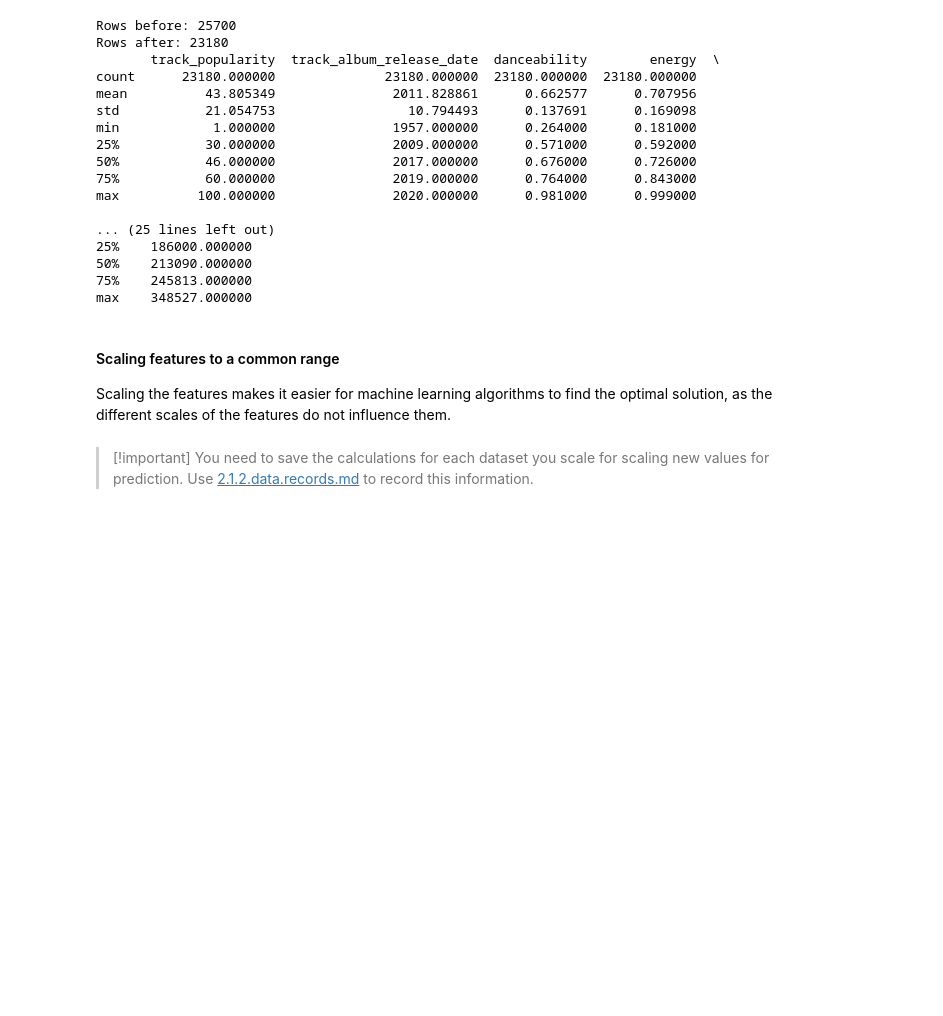
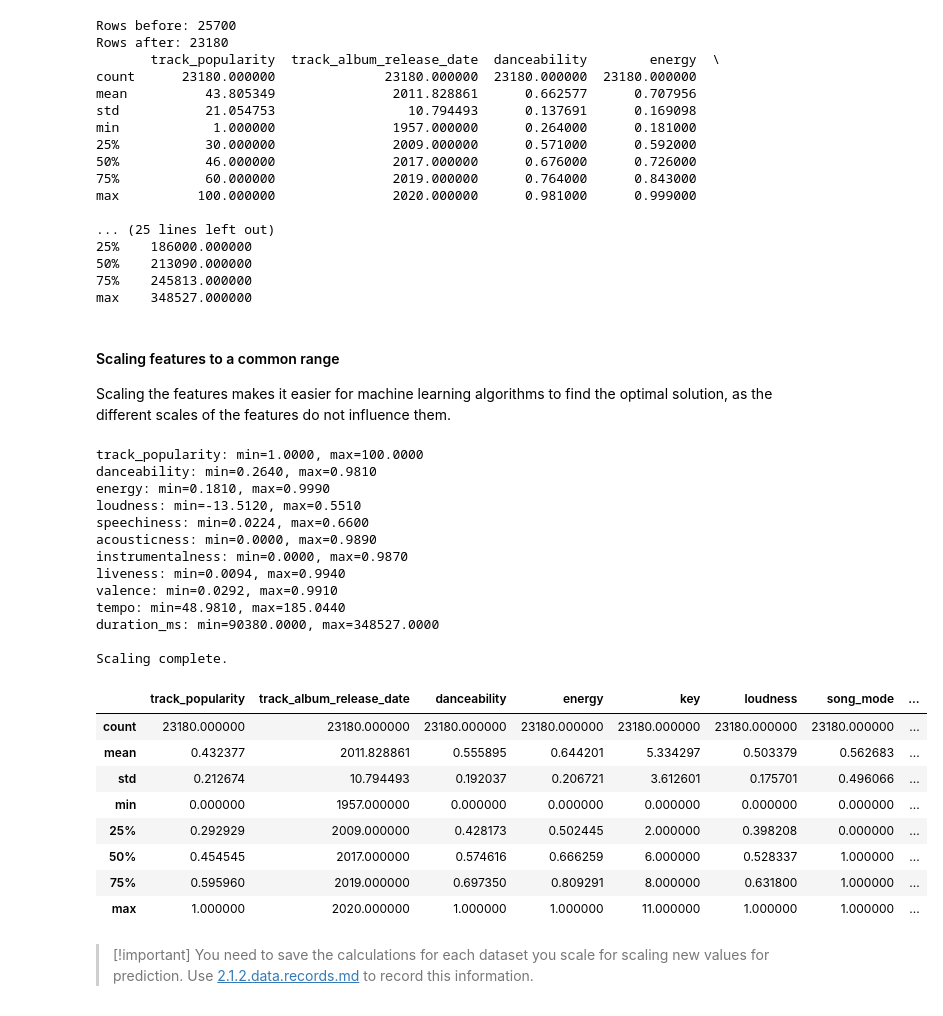
Before and after one commit to TempeHS/2026SE_MLOPSTask_Xavier.P, a Jupyter notebook: 2.Model_Development/2.1.Data_Wrangling/2.1.2.data_wrangling.ipynb, the cells around one changed output. Saved outputs shown, nothing was run; the diff lists cells and outputs as text; code cells hidden in the pictures; blank space fills up the shorter version.

Commit message:
finished data wrangling

```diff
--- a/2.Model_Development/2.1.Data_Wrangling/2.1.2.data_wrangling.ipynb
+++ b/2.Model_Development/2.1.Data_Wrangling/2.1.2.data_wrangling.ipynb
@@ -532,3 +519,51 @@ Scaling the features makes it easier for machine learning algorithms to find the
+# %%
+# Scale all numerical features to [0, 1] range using min-max scaling
+scaling_records = {}
+
+# Skip binary and categorical columns that are not meaningful to scale
+skip_scaling = [
+    "song_mode",  # binary 0/1
+    "key",  # categorical 0-11, not ordinal
+    "track_album_release_date",  # year values, ordinal but not a feature for prediction
+]
+
+numerical_cols = [
+    col for col in data_frame.select_dtypes(include="number").columns
+    if col not in skip_scaling
+]
+
+for col in numerical_cols:
+    col_min = data_frame[col].min()
+    col_max = data_frame[col].max()
+    data_frame[col] = [(X - col_min) / (col_max - col_min) for X in data_frame[col]]
+    scaling_records[col] = {"min": col_min, "max": col_max}
+    print(f"{col}: min={col_min:.4f}, max={col_max:.4f}")
+
+print("\nScaling complete.")
+data_frame.describe()
+# %% [output]
+track_popularity: min=1.0000, max=100.0000
+danceability: min=0.2640, max=0.9810
+energy: min=0.1810, max=0.9990
+loudness: min=-13.5120, max=0.5510
+speechiness: min=0.0224, max=0.6600
+acousticness: min=0.0000, max=0.9890
+instrumentalness: min=0.0000, max=0.9870
+liveness: min=0.0094, max=0.9940
+valence: min=0.0292, max=0.9910
+tempo: min=48.9810, max=185.0440
+duration_ms: min=90380.0000, max=348527.0000
+
+Scaling complete.
+|  | track_popularity | track_album_release_date | danceability | energy | key | loudness | song_mode | ... |
+| count | 23180.000000 | 23180.000000 | 23180.000000 | 23180.000000 | 23180.000000 | 23180.000000 | 23180.000000 | ... |
+| mean | 0.432377 | 2011.828861 | 0.555895 | 0.644201 | 5.334297 | 0.503379 | 0.562683 | ... |
+| std | 0.212674 | 10.794493 | 0.192037 | 0.206721 | 3.612601 | 0.175701 | 0.496066 | ... |
+| min | 0.000000 | 1957.000000 | 0.000000 | 0.000000 | 0.000000 | 0.000000 | 0.000000 | ... |
+| 25% | 0.292929 | 2009.000000 | 0.428173 | 0.502445 | 2.000000 | 0.398208 | 0.000000 | ... |
+| 50% | 0.454545 | 2017.000000 | 0.574616 | 0.666259 | 6.000000 | 0.528337 | 1.000000 | ... |
+| 75% | 0.595960 | 2019.000000 | 0.697350 | 0.809291 | 8.000000 | 0.631800 | 1.000000 | ... |
+| max | 1.000000 | 2020.000000 | 1.000000 | 1.000000 | 11.000000 | 1.000000 | 1.000000 | ... |
 # %% [markdown]
 > [!important]
 > You need to save the calculations for each dataset you scale for scaling new values for prediction. Use [2.1.2.data.records.md](2.1.2.data.records.md) to record this information.
```
Also changed, not shown: parts of 2 cells of this notebook, 1 other file.
